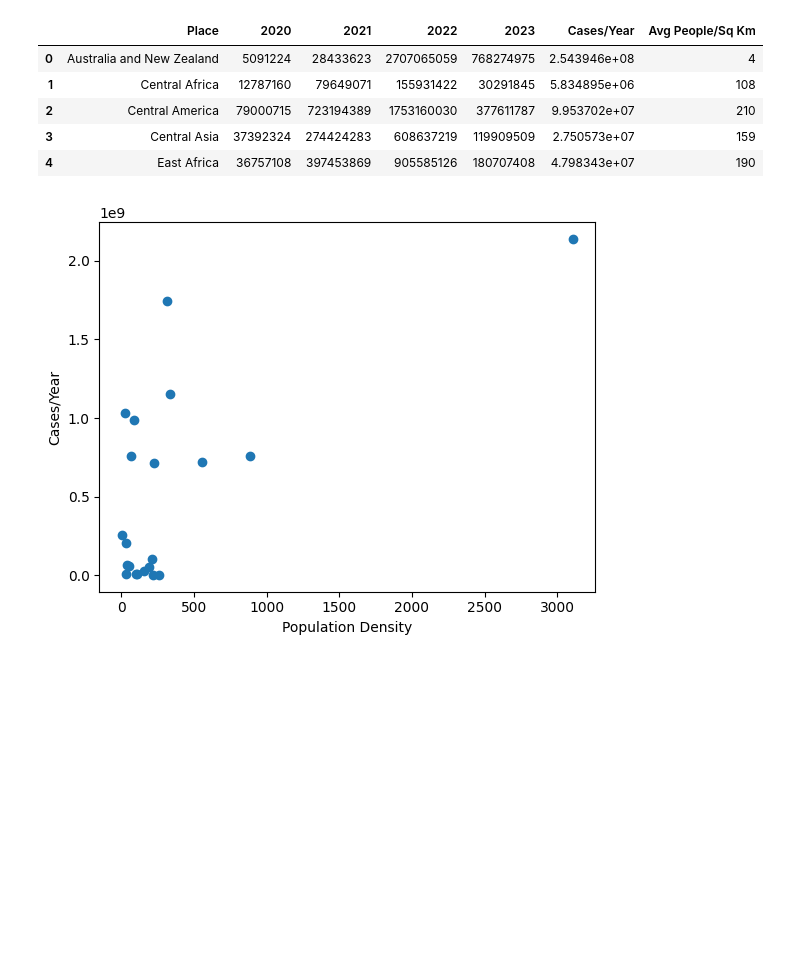
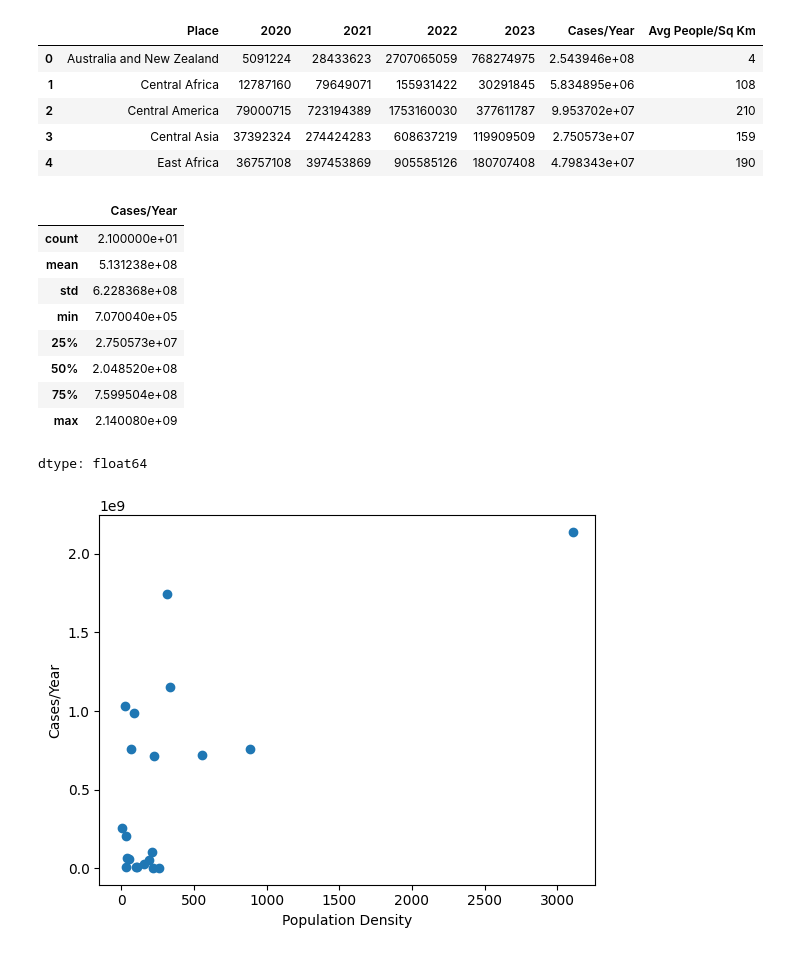
Before and after one commit to lily-the-real-lilly/first, a Jupyter notebook: CovidResearch.ipynb, the cells around one changed output. Saved outputs shown, nothing was run; the diff lists cells and outputs as text; code cells hidden in the pictures; blank space fills up the shorter version.

```diff
--- a/CovidResearch.ipynb
+++ b/CovidResearch.ipynb
@@ -546,6 +546,19 @@ dropcords.head(5)
 | 2 | Central America | 79000715 | 723194389 | 1753160030 | 377611787 | 9.953702e+07 | 210 |
 | 3 | Central Asia | 37392324 | 274424283 | 608637219 | 119909509 | 2.750573e+07 | 159 |
 | 4 | East Africa | 36757108 | 397453869 | 905585126 | 180707408 | 4.798343e+07 | 190 |
+# %%
+dropcords['Cases/Year'].describe()
+# %% [output]
+|  | Cases/Year |
+| count | 2.100000e+01 |
+| mean | 5.131238e+08 |
+| std | 6.228368e+08 |
+| min | 7.070040e+05 |
+| 25% | 2.750573e+07 |
+| 50% | 2.048520e+08 |
+| 75% | 7.599504e+08 |
+| max | 2.140080e+09 |
+dtype: float64
 # %%
 x = dropcords['Avg People/Sq Km']
 y = dropcords['Cases/Year']
```
Also changed, not shown: parts of 9 cells of this notebook.
